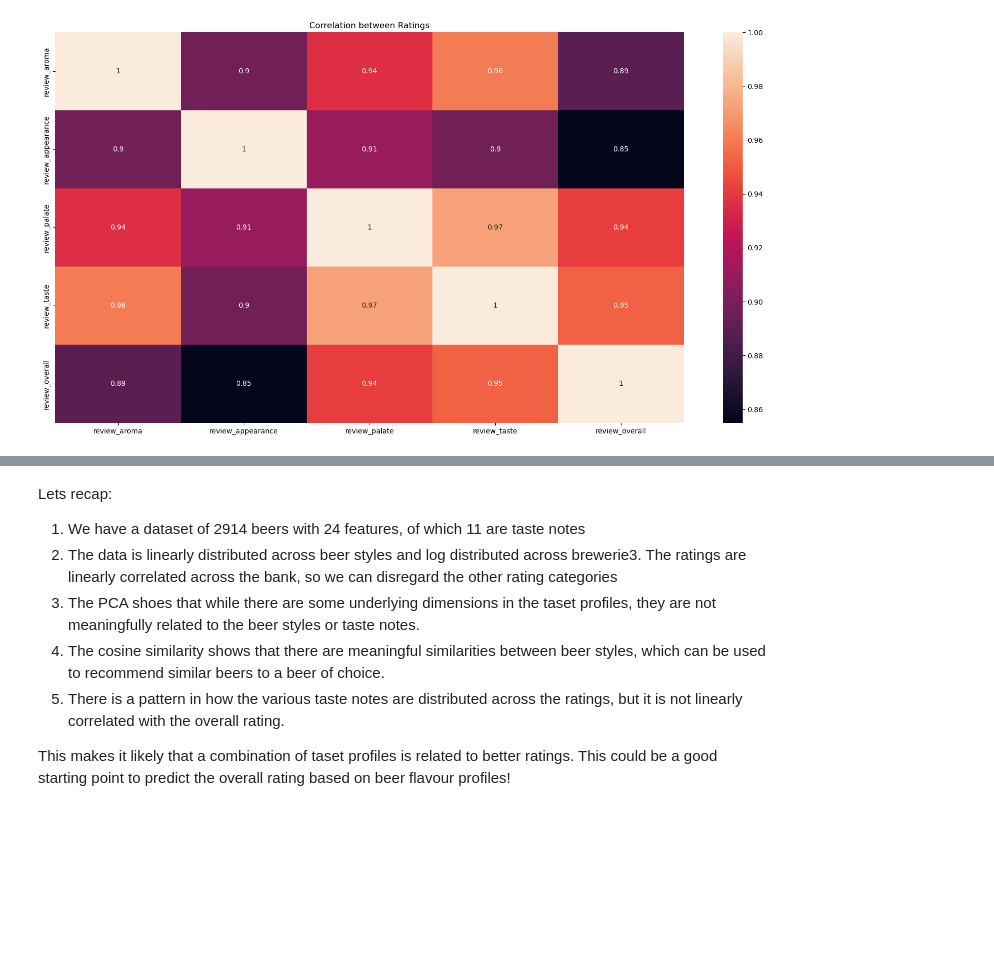
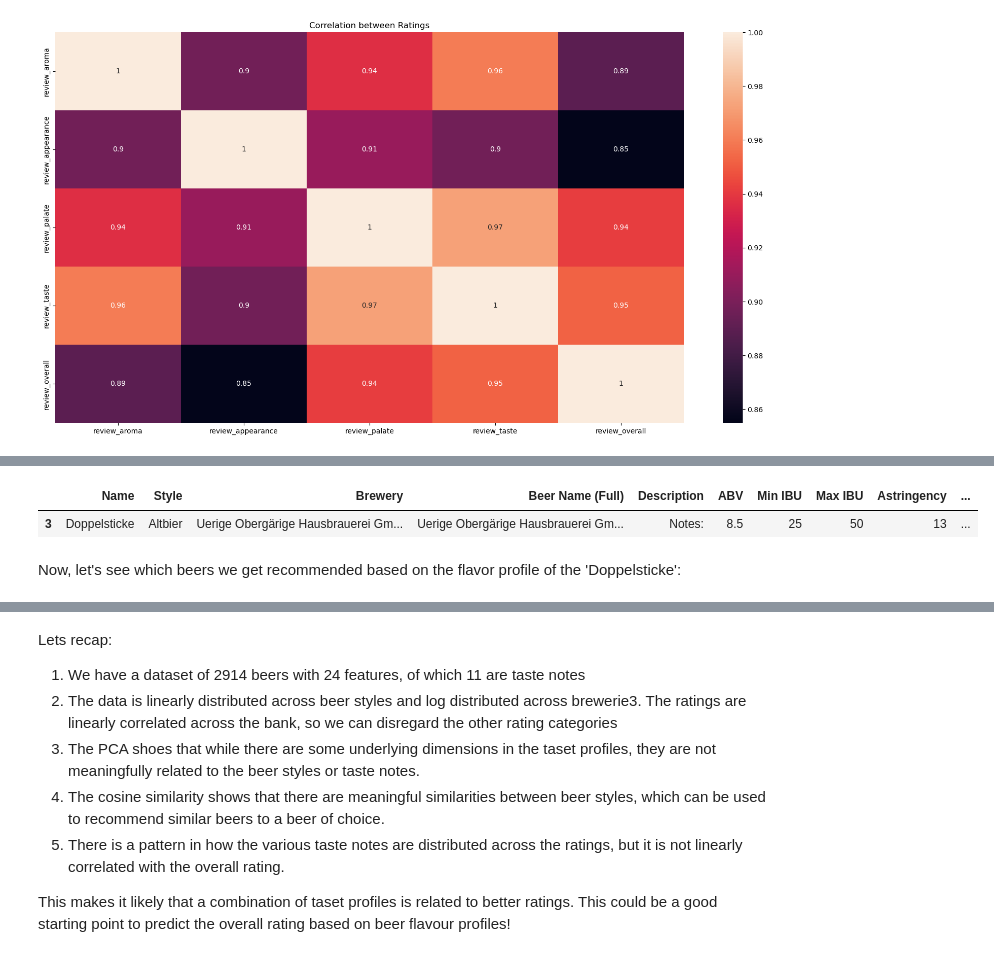
Before and after one commit to MoritzMuller/Portfolio2_ML_prediction, a Jupyter notebook: 02_Viz_Exploration.ipynb, the cells around one changed output, grey strips where cells are left out. Cells and saved outputs as stored; diff of their text form; code cells hidden in the pictures; blank space fills up the shorter version.

Commit message:
added more context description

```diff
--- a/02_Viz_Exploration.ipynb
+++ b/02_Viz_Exploration.ipynb
@@ -134,3 +178,13 @@ plt.show() # similar behavior as Astringency
+# %%
+# show the entry of the Doppelsticke beer in the dataset
+pd.set_option('max_columns', None)
+
+display(data[data['Name'] == 'Doppelsticke'])
+# %% [output]
+|  | Name | Style | Brewery | Beer Name (Full) | Description | ABV | Min IBU | Max IBU | Astringency | ... |
+| 3 | Doppelsticke | Altbier | Uerige Obergärige Hausbrauerei Gm... | Uerige Obergärige Hausbrauerei Gm... | Notes: | 8.5 | 25 | 50 | 13 | ... |
+# %% [markdown]
+Now, let's see which beers we get recommended based on the flavor profile of the 'Doppelsticke':
 # %%
 ## Check which beer styles are most similar to each other
 X = data.iloc[:, [8,
```
Also changed, not shown: parts of 13 cells of this notebook, 1 other file.
